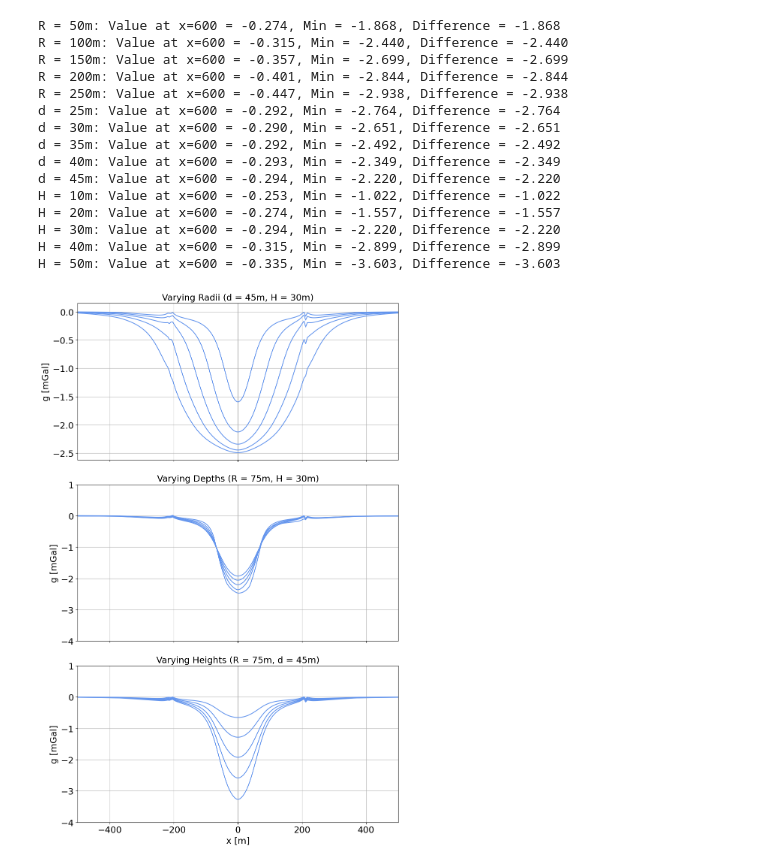
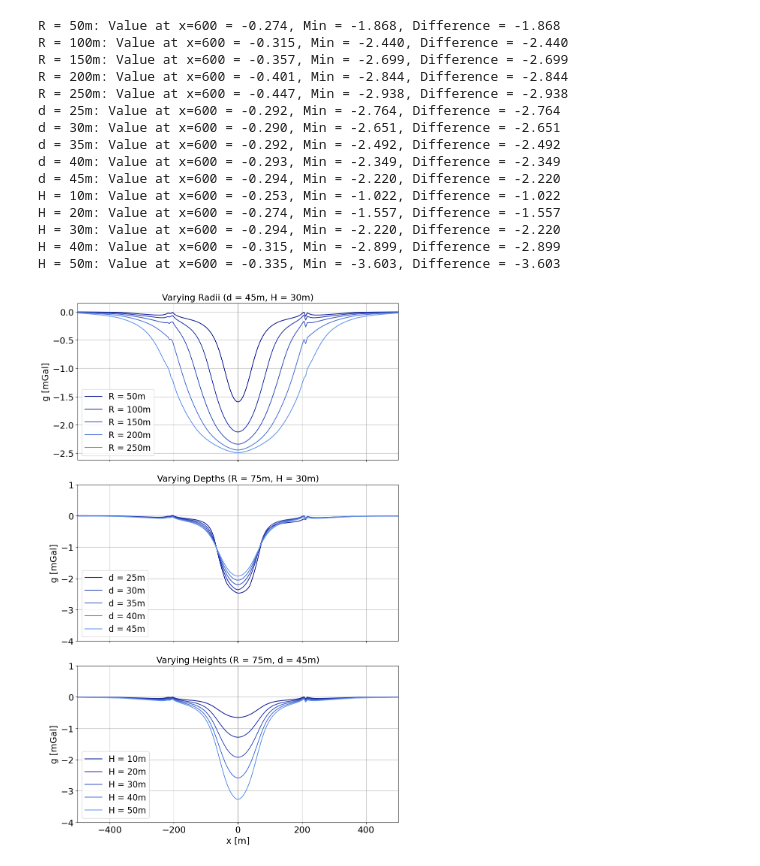
Before and after one commit to YaraLuginbuehl/LL_YaraLug, a Jupyter notebook: FinalCode/Fig2_4_DiffParameters.ipynb, the cells around one changed output. Cells and saved outputs as stored; diff of their text form; code cells hidden in the pictures.

```diff
--- a/FinalCode/Fig2_4_DiffParameters.ipynb
+++ b/FinalCode/Fig2_4_DiffParameters.ipynb
@@ -116,8 +118,15 @@ plt.rcParams.update({
     "axes.labelsize": 17,       # axis labels
     "xtick.labelsize": 17,
     "ytick.labelsize": 17,
-    "legend.fontsize": 17,
+    "legend.fontsize": 16,
+
 })
+
+cornflower = "#6495ED"
+cmap = mcolors.LinearSegmentedColormap.from_list(
+    "custom_blue", [cornflower, "navy"]
+)
+
 
 fig, (ax1, ax2, ax3) = plt.subplots(3, 1, figsize=(10, 16), sharex=True)
 
@@ -133,8 +142,10 @@ fig, (ax1, ax2, ax3) = plt.subplots(3, 1, figsize=(10, 16), sharex=True)
 x_values = [x1, x2, x3, x4, x5]
 gcorr_values = [gcorr1, gcorr2, gcorr3, gcorr4, gcorr5]
 labels = ['R = 50m', 'R = 100m', 'R = 150m', 'R = 200m', 'R = 250m']
+colors = cmap(np.linspace(0.8, 0, len(labels)))
 
-for x, gcorr, label in zip(x_values, gcorr_values, labels):
+
+for x, gcorr, label, color in zip(x_values, gcorr_values, labels, colors):
     detrended = gcorr-g_new
 
     # Find the index closest to x = 300
@@ -147,20 +158,23 @@ for x, gcorr, label in zip(x_values, gcorr_values, labels):
 
     print(f"{label}: Value at x=600 = {value_at_600:.3f}, Min = {min_value:.3f}, Difference = {diff:.3f}")
 
-    ax1.plot(x, detrended2, label=None, color="Cornflowerblue")
+    ax1.plot(x, detrended2, label=label, color=color)
 
 
 ax1.set_xlim(-500, 500)
 ax1.set_title(f'Varying Radii (d = 45m, H = 30m)')
 ax1.set_ylabel("g [mGal]")
+ax1.legend()
 ax1.grid()
 
 
 x_values = [x6, x7, x8, x9, x10]
 gcorr_values = [gcorr6, gcorr7, gcorr8, gcorr9, gcorr10]
 labels = ["d = 25m","d = 30m","d = 35m","d = 40m","d = 45m"]
+colors = cmap(np.linspace(0.8, 0, len(labels)))
 
-for x, gcorr, label in zip(x_values, gcorr_values, labels):
+
+for x, gcorr, label, color in zip(x_values, gcorr_values, labels, colors):
     detrended = gcorr-g_new
 
     # Find the index closest to x = 300
@@ -173,19 +187,21 @@ for x, gcorr, label in zip(x_values, gcorr_values, labels):
 
     print(f"{label}: Value at x=600 = {value_at_600:.3f}, Min = {min_value:.3f}, Difference = {diff:.3f}")
 
-    ax2.plot(x, detrended2, label=label, color="Cornflowerblue")
+    ax2.plot(x, detrended2, label=label, color=color)
 
 ax2.set_xlim(-500, 500)
 ax2.set_ylim(-4,1)
 ax2.set_title(f'Varying Depths (R = 75m, H = 30m)')
 ax2.set_ylabel("g [mGal]")
+ax2.legend()
 ax2.grid()
 
 x_values = [xh1, xh2, xh3, xh4, xh5]
 gcorr_values = [gcorrh1, gcorrh2, gcorrh3, gcorrh4, gcorrh5]
 labels = ["H = 10m","H = 20m","H = 30m","H = 40m","H = 50m"]
+colors = cmap(np.linspace(0.8, 0, len(labels)))
 
-for x, gcorr, label in zip(x_values, gcorr_values, labels):
+for x, gcorr, label, color in zip(x_values, gcorr_values, labels, colors):
     detrended = gcorr-g_new
 
     # Find the index closest to x = 300
@@ -197,32 +213,33 @@ for x, gcorr, label in zip(x_values, gcorr_values, labels):
     diff = min_value
 
     print(f"{label}: Value at x=600 = {value_at_600:.3f}, Min = {min_value:.3f}, Difference = {diff:.3f}")
 
-    ax3.plot(x, detrended2, label=label, color="Cornflowerblue")
+    ax3.plot(x, detrended2, label=label, color=color)
 
 ax3.set_xlim(-500, 500)
 ax3.set_ylim(-4,1)
 ax3.set_title(f'Varying Heights (R = 75m, d = 45m)')
 ax3.set_ylabel("g [mGal]")
 ax3.set_xlabel("x [m]")
+ax3.legend()
 ax3.grid()
 plt.tight_layout(rect=[0, 0, 1, 0.95])
 plt.savefig("Outputs/VaryingParameters.png")
 plt.show()
 # %% [output]
 R = 50m: Value at x=600 = -0.274, Min = -1.868, Difference = -1.868
 R = 100m: Value at x=600 = -0.315, Min = -2.440, Difference = -2.440
 R = 150m: Value at x=600 = -0.357, Min = -2.699, Difference = -2.699
 R = 200m: Value at x=600 = -0.401, Min = -2.844, Difference = -2.844
 R = 250m: Value at x=600 = -0.447, Min = -2.938, Difference = -2.938
 d = 25m: Value at x=600 = -0.292, Min = -2.764, Difference = -2.764
 d = 30m: Value at x=600 = -0.290, Min = -2.651, Difference = -2.651
 d = 35m: Value at x=600 = -0.292, Min = -2.492, Difference = -2.492
 d = 40m: Value at x=600 = -0.293, Min = -2.349, Difference = -2.349
 d = 45m: Value at x=600 = -0.294, Min = -2.220, Difference = -2.220
 H = 10m: Value at x=600 = -0.253, Min = -1.022, Difference = -1.022
 H = 20m: Value at x=600 = -0.274, Min = -1.557, Difference = -1.557
 H = 30m: Value at x=600 = -0.294, Min = -2.220, Difference = -2.220
 H = 40m: Value at x=600 = -0.315, Min = -2.899, Difference = -2.899
 H = 50m: Value at x=600 = -0.335, Min = -3.603, Difference = -3.603
-[figure, old version]
+[figure, new version]
```
Also changed, not shown: parts of 1 cell of this notebook, 5 other files.
